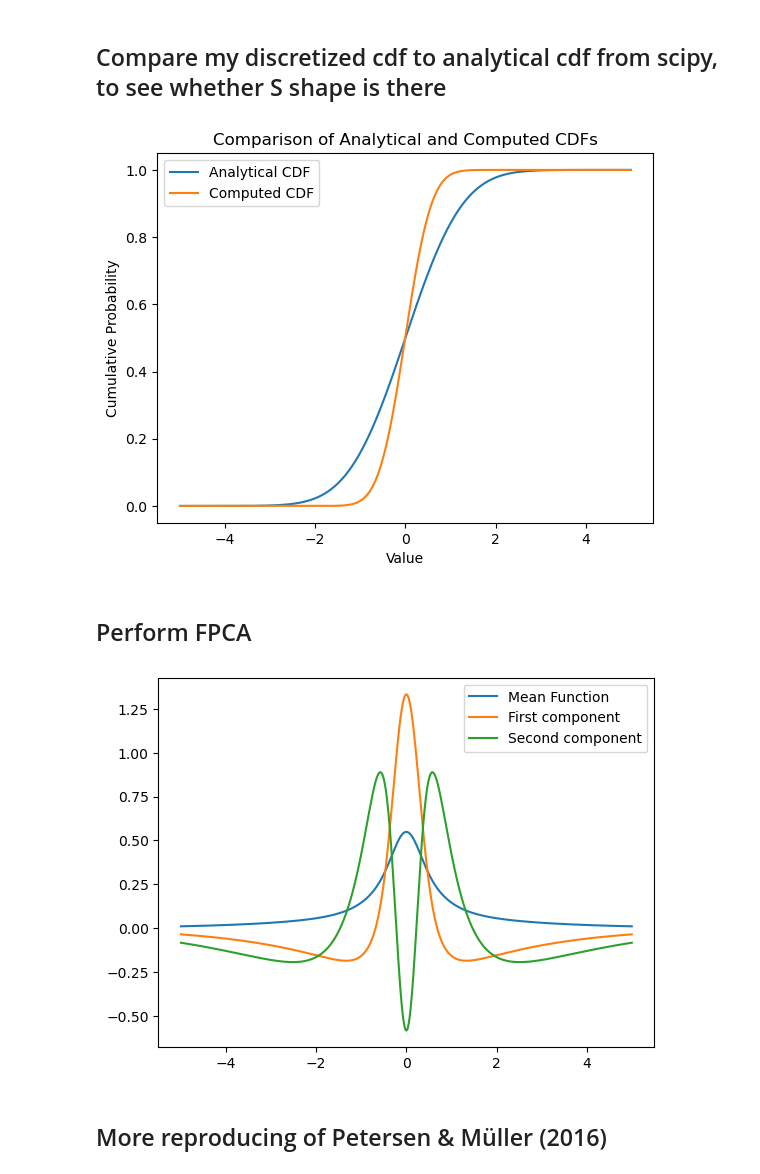
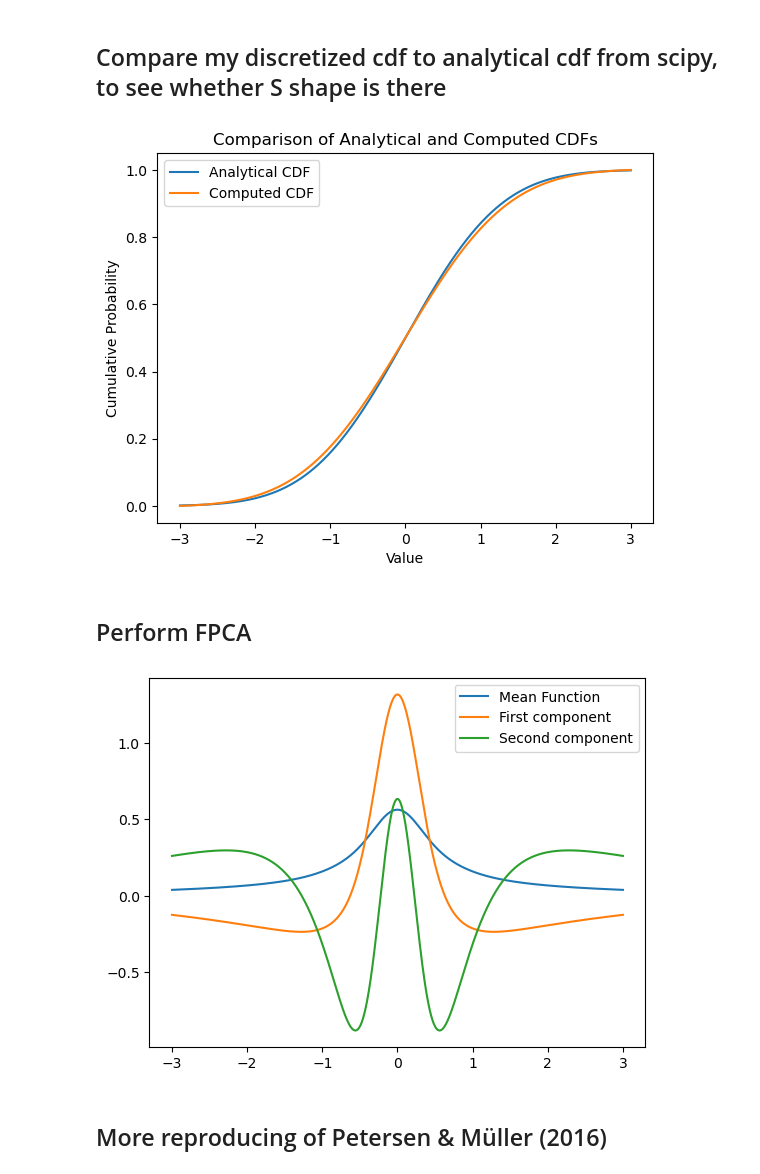
Before and after one commit to mirkimirk/thesis_frechet_fda, a Jupyter notebook: src/frechet_fda/fda_methods_sandbox.ipynb, the cells around one changed output. Cells and saved outputs as stored; diff of their text form; code cells hidden in the pictures.

Commit message:
Dirty fix for WF mean?

```diff
--- a/src/frechet_fda/fda_methods_sandbox.ipynb
+++ b/src/frechet_fda/fda_methods_sandbox.ipynb
@@ -196,10 +211,10 @@ quantile_densities_discretized2 = np.reciprocal(
 # %%
 %%timeit
-densities_discretized3 = trunc_norm_pdf(grid_densities, mus, sigmas, a, b).transpose()
+densities_discretized3 = trunc_norm_pdf(grid_densities[:,np.newaxis], mus, sigmas, a, b).transpose()
 quantiles_discretized3 = quantile_from_cdf(
-    grid_densities.transpose(),
+    grid_densities[:,np.newaxis].transpose(),
     cdfs_discretized,
-    grid_quantiles_univ,
+    grid_quantiles,
 )
 quantile_densities_discretized3 = np.reciprocal(
     trunc_norm_pdf(
@@ -219,21 +234,21 @@ than 1000 for computational cost
 # %% [markdown]
 ### Use implementation 3, faster than scipy but still correct
 # %%
-densities_discretized = densities_discretized3
-cdfs_discretized = cdfs_discretized3
-quantiles_discretized = quantiles_discretized3
-quantile_densities_discretized = quantile_densities_discretized3
+ds_discretized = densities_discretized3
+cs_discretized = cdfs_discretized3
+qs_discretized = quantiles_discretized3
+qds_discretized = quantile_densities_discretized3
 # %% [markdown]
 ## Compare my discretized cdf to analytical cdf from scipy, to see whether S shape is there
 # %%
 # Analytical CDF for standard normal distribution
-analytical_cdf = norm.cdf(grid_densities_univ)
+analytical_cdf = norm.cdf(grid_densities)
 
 # Plot
-plt.plot(grid_densities_univ, analytical_cdf, label="Analytical CDF")
+plt.plot(grid_densities, analytical_cdf, label="Analytical CDF")
 plt.plot(
-    grid_densities_univ,
-    cdfs_discretized3[0],
+    grid_densities,
+    cs_discretized[14],
     label="Computed CDF",
 )  # Adjust index as needed
 plt.legend()
@@ -242,14 +257,14 @@ plt.ylabel("Cumulative Probability")
 plt.title("Comparison of Analytical and Computed CDFs")
 plt.show()
 # %% [output]
-[figure, old version]
+[figure, new version]
 # %% [markdown]
 ## Perform FPCA
 # %%
 # Compute moments to work with in FPCA
-mean_function, centered_densities, cov_matrix = compute_moments(densities_discretized)
+mean_function, centered_densities, cov_matrix = compute_moments(ds_discretized)
 # %%
 # Compute the eigenfunctions (principal components) of the covariance matrix
-eigenvalues, eigenfunctions = compute_principal_components(cov_matrix, grid_densities_univ)
+eigenvalues, eigenfunctions = compute_principal_components(cov_matrix, grid_densities)
 # %%
 # Compute FPC scores / factor loadings
@@ -257,13 +272,13 @@ fpc_scores = compute_fpc_scores(centered_densities, eigenfunctions, grid_densiti
 # %%
 # Plot the mean function and the first two eigenfunctions
 fig, ax = plt.subplots()
-ax.plot(grid_densities_univ, mean_function, label="Mean Function")
-ax.plot(grid_densities_univ, -eigenfunctions[:, 0], label="First component")
-ax.plot(grid_densities_univ, eigenfunctions[:, 1], label="Second component")
+ax.plot(grid_densities, mean_function, label="Mean Function")
+ax.plot(grid_densities, eigenfunctions[:, 0], label="First component")
+ax.plot(grid_densities, eigenfunctions[:, 1], label="Second component")
 plt.legend()
 plt.show()
 # %% [output]
-[figure, old version]
+[figure, new version]
 # %% [markdown]
 ## More reproducing of Petersen & Müller (2016)
 # %%
```
Also changed, not shown: parts of 23 cells of this notebook, 3 other files.
